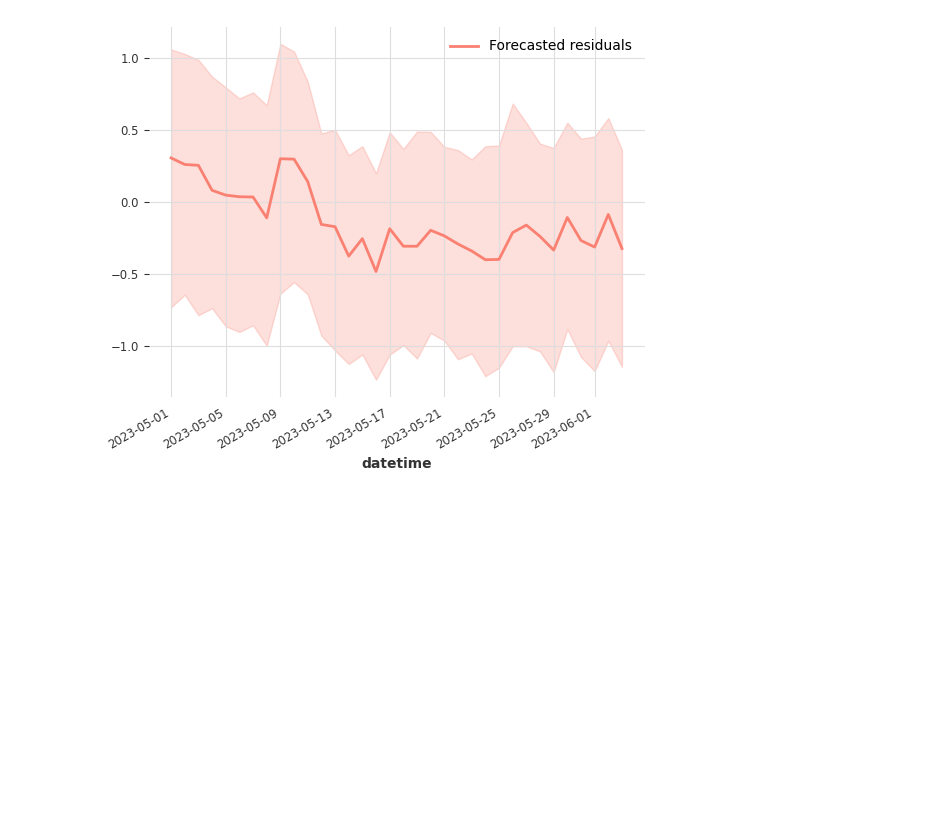
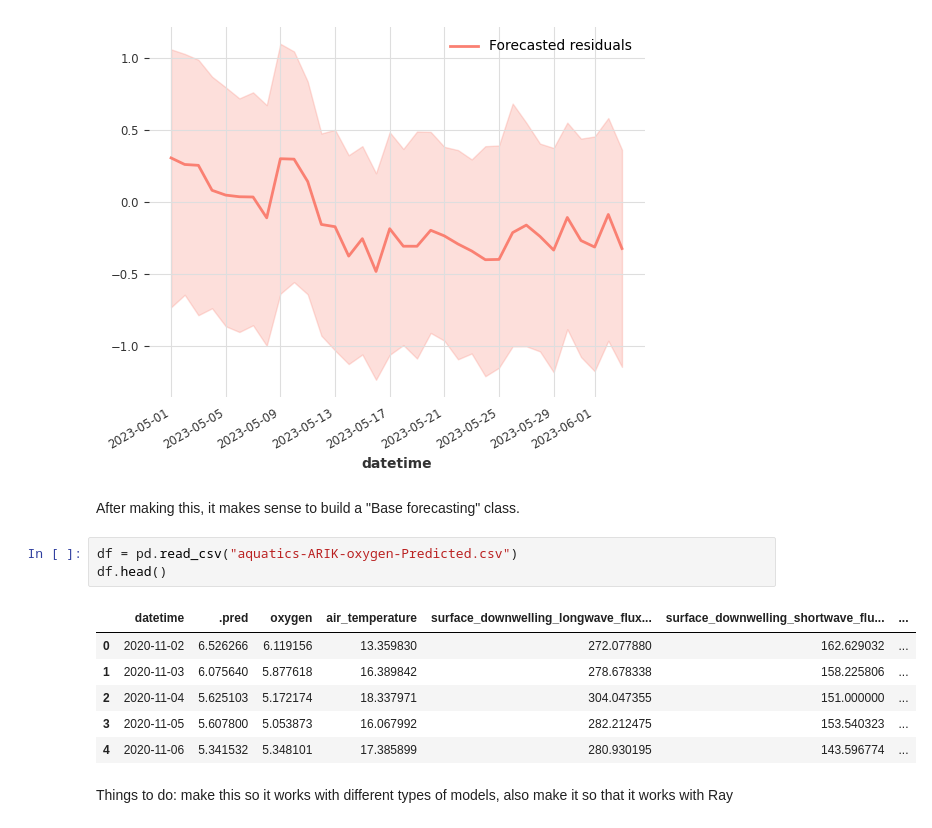
Before and after one commit to boettiger-lab/neon4cast-darts-submit, a Jupyter notebook: residual_learning/general_residual_correction.ipynb, the cells around one changed output. Drawn from its saved outputs; the diff is of its cells as text; blank space fills up the shorter version.

```diff
--- a/residual_learning/general_residual_correction.ipynb
+++ b/residual_learning/general_residual_correction.ipynb
@@ -281,3 +288,17 @@ direct_predictions_ts.plot(color="salmon", label="Forecasted residuals")
 plt.show()
 # %% [output]
 [figure]
+# %% [markdown]
+After making this, it makes sense to build a "Base forecasting" class.
+# %%
+df = pd.read_csv("aquatics-ARIK-oxygen-Predicted.csv")
+df.head()
+# %% [output]
+|  | datetime | .pred | oxygen | air_temperature | surface_downwelling_longwave_flux... | surface_downwelling_shortwave_flu... | ... |
+| 0 | 2020-11-02 | 6.526266 | 6.119156 | 13.359830 | 272.077880 | 162.629032 | ... |
+| 1 | 2020-11-03 | 6.075640 | 5.877618 | 16.389842 | 278.678338 | 158.225806 | ... |
+| 2 | 2020-11-04 | 5.625103 | 5.172174 | 18.337971 | 304.047355 | 151.000000 | ... |
+| 3 | 2020-11-05 | 5.607800 | 5.053873 | 16.067992 | 282.212475 | 153.540323 | ... |
+| 4 | 2020-11-06 | 5.341532 | 5.348101 | 17.385899 | 280.930195 | 143.596774 | ... |
+# %% [markdown]
+Things to do: make this so it works with different types of models, also make it so that it works with Ray
```
Also changed, not shown: parts of 13 cells of this notebook.
